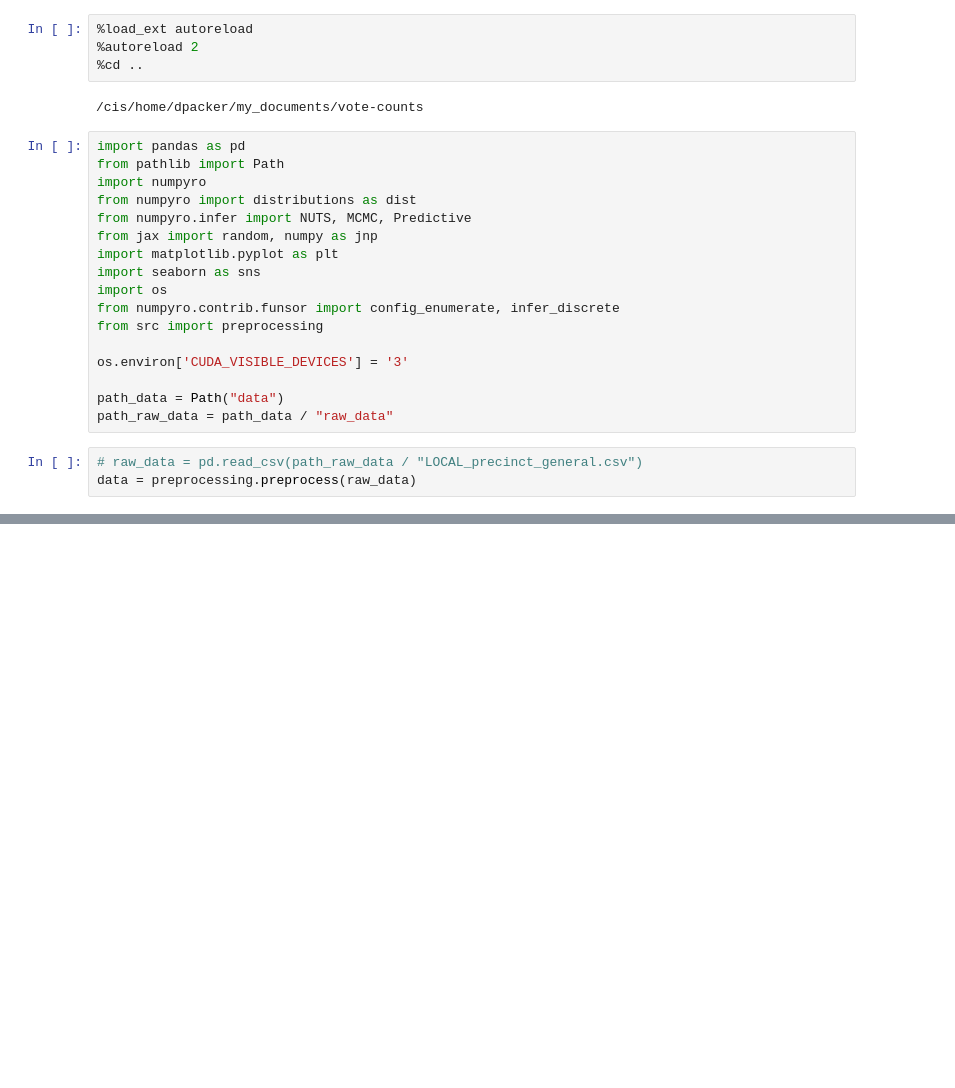
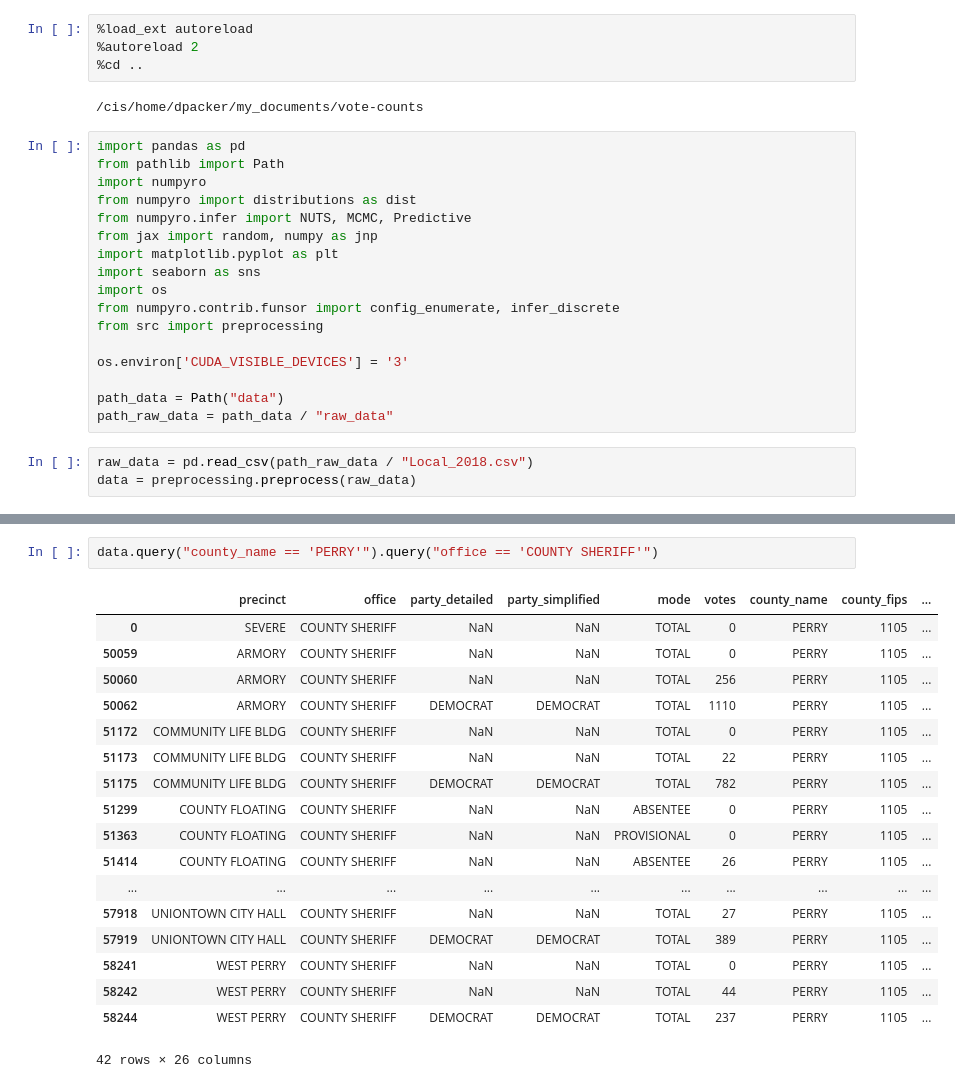
Before and after one commit to Daniel-Packer/vote-counts, a Jupyter notebook: notebooks/local_results_eda.ipynb, the cells around one changed output, grey strips where cells are left out. Saved outputs shown, nothing was run; the diff lists cells and outputs as text; blank space fills up the shorter version.

```diff
--- a/notebooks/local_results_eda.ipynb
+++ b/notebooks/local_results_eda.ipynb
@@ -22,5 +22,5 @@ os.environ['CUDA_VISIBLE_DEVICES'] = '3'
 path_data = Path("data")
 path_raw_data = path_data / "raw_data"
 # %%
-# raw_data = pd.read_csv(path_raw_data / "LOCAL_precinct_general.csv")
+raw_data = pd.read_csv(path_raw_data / "Local_2018.csv")
 data = preprocessing.preprocess(raw_data)
@@ -44,0 +125,21 @@ Name: count, dtype: int64
+# %%
+data.query("county_name == 'PERRY'").query("office == 'COUNTY SHERIFF'")
+# %% [output]
+|  | precinct | office | party_detailed | party_simplified | mode | votes | county_name | county_fips | ... |
+| 0 | SEVERE | COUNTY SHERIFF | NaN | NaN | TOTAL | 0 | PERRY | 1105 | ... |
+| 50059 | ARMORY | COUNTY SHERIFF | NaN | NaN | TOTAL | 0 | PERRY | 1105 | ... |
+| 50060 | ARMORY | COUNTY SHERIFF | NaN | NaN | TOTAL | 256 | PERRY | 1105 | ... |
+| 50062 | ARMORY | COUNTY SHERIFF | DEMOCRAT | DEMOCRAT | TOTAL | 1110 | PERRY | 1105 | ... |
+| 51172 | COMMUNITY LIFE BLDG | COUNTY SHERIFF | NaN | NaN | TOTAL | 0 | PERRY | 1105 | ... |
+| 51173 | COMMUNITY LIFE BLDG | COUNTY SHERIFF | NaN | NaN | TOTAL | 22 | PERRY | 1105 | ... |
+| 51175 | COMMUNITY LIFE BLDG | COUNTY SHERIFF | DEMOCRAT | DEMOCRAT | TOTAL | 782 | PERRY | 1105 | ... |
+| 51299 | COUNTY FLOATING | COUNTY SHERIFF | NaN | NaN | ABSENTEE | 0 | PERRY | 1105 | ... |
+| 51363 | COUNTY FLOATING | COUNTY SHERIFF | NaN | NaN | PROVISIONAL | 0 | PERRY | 1105 | ... |
+| 51414 | COUNTY FLOATING | COUNTY SHERIFF | NaN | NaN | ABSENTEE | 26 | PERRY | 1105 | ... |
+| ... | ... | ... | ... | ... | ... | ... | ... | ... | ... |
+| 57918 | UNIONTOWN CITY HALL | COUNTY SHERIFF | NaN | NaN | TOTAL | 27 | PERRY | 1105 | ... |
+| 57919 | UNIONTOWN CITY HALL | COUNTY SHERIFF | DEMOCRAT | DEMOCRAT | TOTAL | 389 | PERRY | 1105 | ... |
+| 58241 | WEST PERRY | COUNTY SHERIFF | NaN | NaN | TOTAL | 0 | PERRY | 1105 | ... |
+| 58242 | WEST PERRY | COUNTY SHERIFF | NaN | NaN | TOTAL | 44 | PERRY | 1105 | ... |
+| 58244 | WEST PERRY | COUNTY SHERIFF | DEMOCRAT | DEMOCRAT | TOTAL | 237 | PERRY | 1105 | ... |
+42 rows × 26 columns
```
Also changed, not shown: parts of 10 cells of this notebook, 5 other files.
